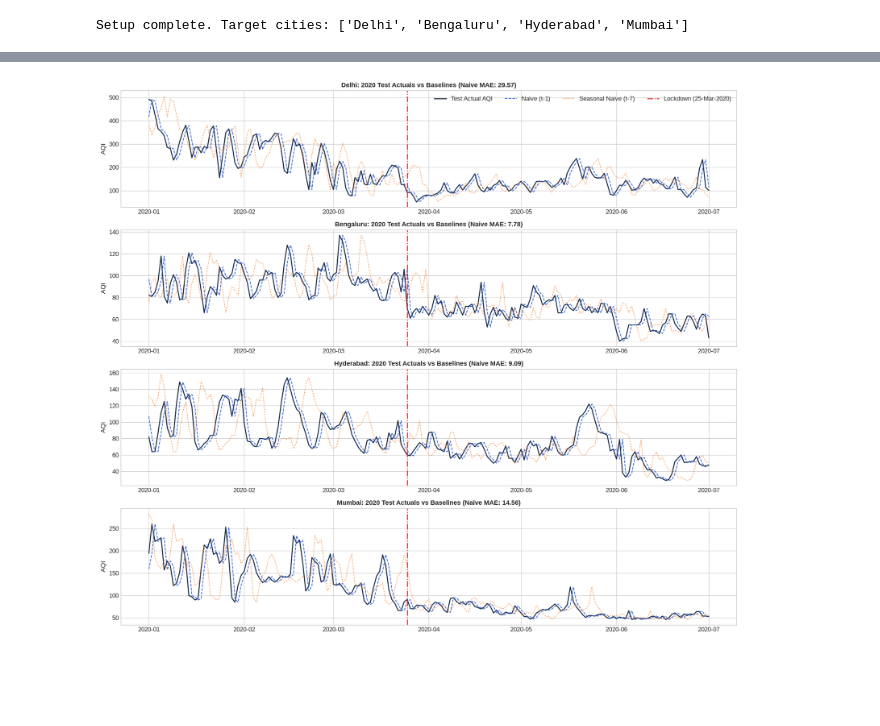
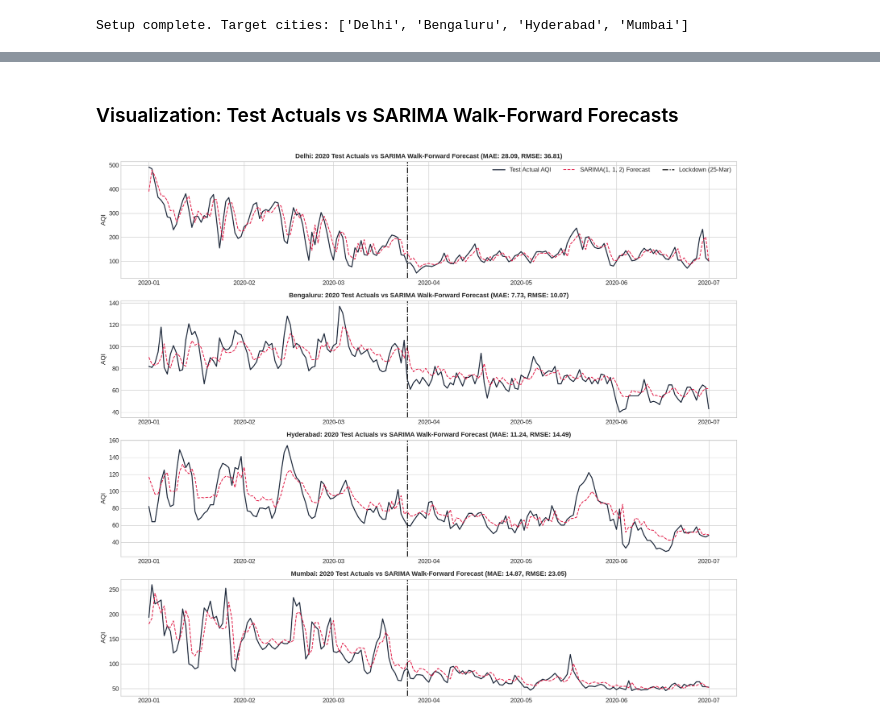
Before and after one commit to darshanashok-dev/air, a Jupyter notebook: 02_baselines_sarima.ipynb, the cells around one changed output, grey strips where cells are left out. Cells and saved outputs as stored; diff of their text form; code cells hidden in the pictures; blank space fills up the shorter version.

Commit message:
Complete Step 5: Stationarity, decomposition, and walk-forward SARIMA models

```diff
--- a/02_baselines_sarima.ipynb
+++ b/02_baselines_sarima.ipynb
@@ -162,33 +389,28 @@ We visualize the test actuals against Naive ($t-1$) and Seasonal Naive ($t-7$) p
+# %% [markdown]
+### Visualization: Test Actuals vs SARIMA Walk-Forward Forecasts
 # %%
 fig, axes = plt.subplots(4, 1, figsize=(15, 13), sharex=False)
 
 for idx, city in enumerate(TARGET_CITIES):
     ax = axes[idx]
-    data = city_predictions[city]
-    test = data['test']
-    naive = data['naive']
-    s_naive = data['s_naive']
+    s = utils.get_city_series(df, city, max_gap=7)
+    tr, va, te, te_pre = utils.split_time_series(s)
+    pred = sarima_predictions[city]
 
-    # Plot Actual test series
-    ax.plot(test.index, test.values, label='Test Actual AQI', color='#1e293b', lw=1.6)
+    m = utils.calculate_metrics(te, pred)
+    cfg = configs[city]
 
-    # Plot Naive and Seasonal Naive
-    ax.plot(naive.index, naive.values, label='Naive (t-1)', color='#2563eb', lw=1.2, linestyle='--')
-    ax.plot(s_naive.index, s_naive.values, label='Seasonal Naive (t-7)', color='#f97316', lw=1.1, linestyle=':')
+    ax.plot(te.index, te.values, label='Test Actual AQI', color='#1e293b', lw=1.6)
+    ax.plot(pred.index, pred.values, label=f"SARIMA{cfg['order']} Forecast", color='#e11d48', lw=1.3, linestyle='--')
+    ax.axvline(pd.to_datetime('2020-03-25'), color='black', linestyle='-.', lw=1.5, label='Lockdown (25-Mar)')
 
-    # Event marker
-    ax.axvline(pd.to_datetime('2020-03-25'), color='#dc2626', linestyle='-.', lw=1.5, label='Lockdown (25-Mar-2020)')
-
-    # Get Naive MAE for title
-    mae_val = baseline_df[(baseline_df['City'] == city) & (baseline_df['Model'] == 'Naive (t-1)')]['MAE_Full'].values[0]
-    ax.set_title(f"{city}: 2020 Test Actuals vs Baselines (Naive MAE: {mae_val:.2f})", fontweight='bold', fontsize=11)
+    ax.set_title(f"{city}: 2020 Test Actuals vs SARIMA Walk-Forward Forecast (MAE: {m['MAE']:.2f}, RMSE: {m['RMSE']:.2f})", fontweight='bold', fontsize=11)
     ax.set_ylabel("AQI")
     if idx == 0:
-        ax.legend(loc='upper right', ncol=4, framealpha=0.9)
+        ax.legend(loc='upper right', ncol=3, framealpha=0.9)
 
 plt.tight_layout()
-os.makedirs('eda_plots', exist_ok=True)
-plt.savefig('eda_plots/06_baseline_forecasts.png', dpi=200)
+plt.savefig('eda_plots/09_sarima_forecasts.png', dpi=200)
 plt.show()
 # %% [output]
-[figure, old version]
+[figure, new version]
```
Also changed, not shown: parts of 17 cells of this notebook, 4 other files.
